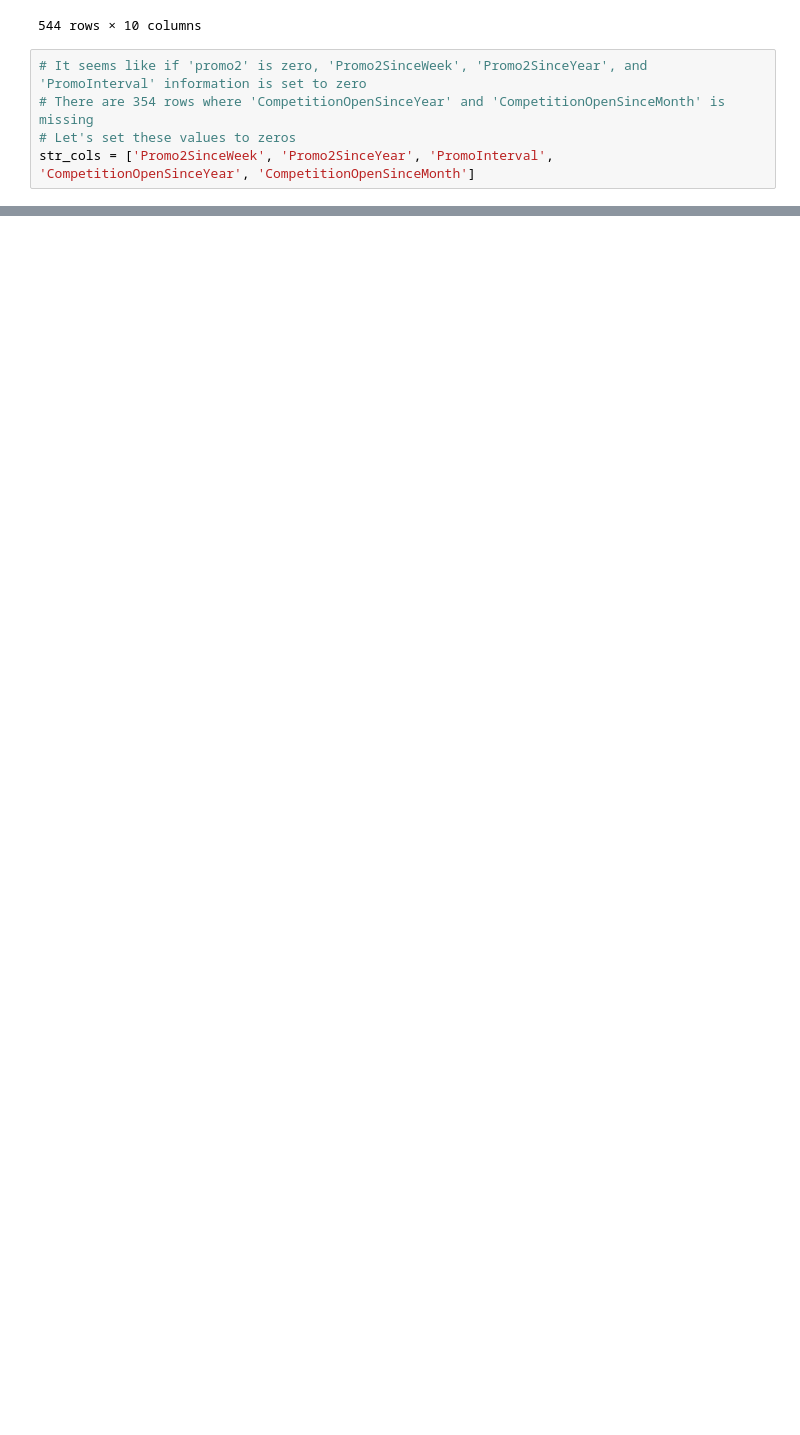
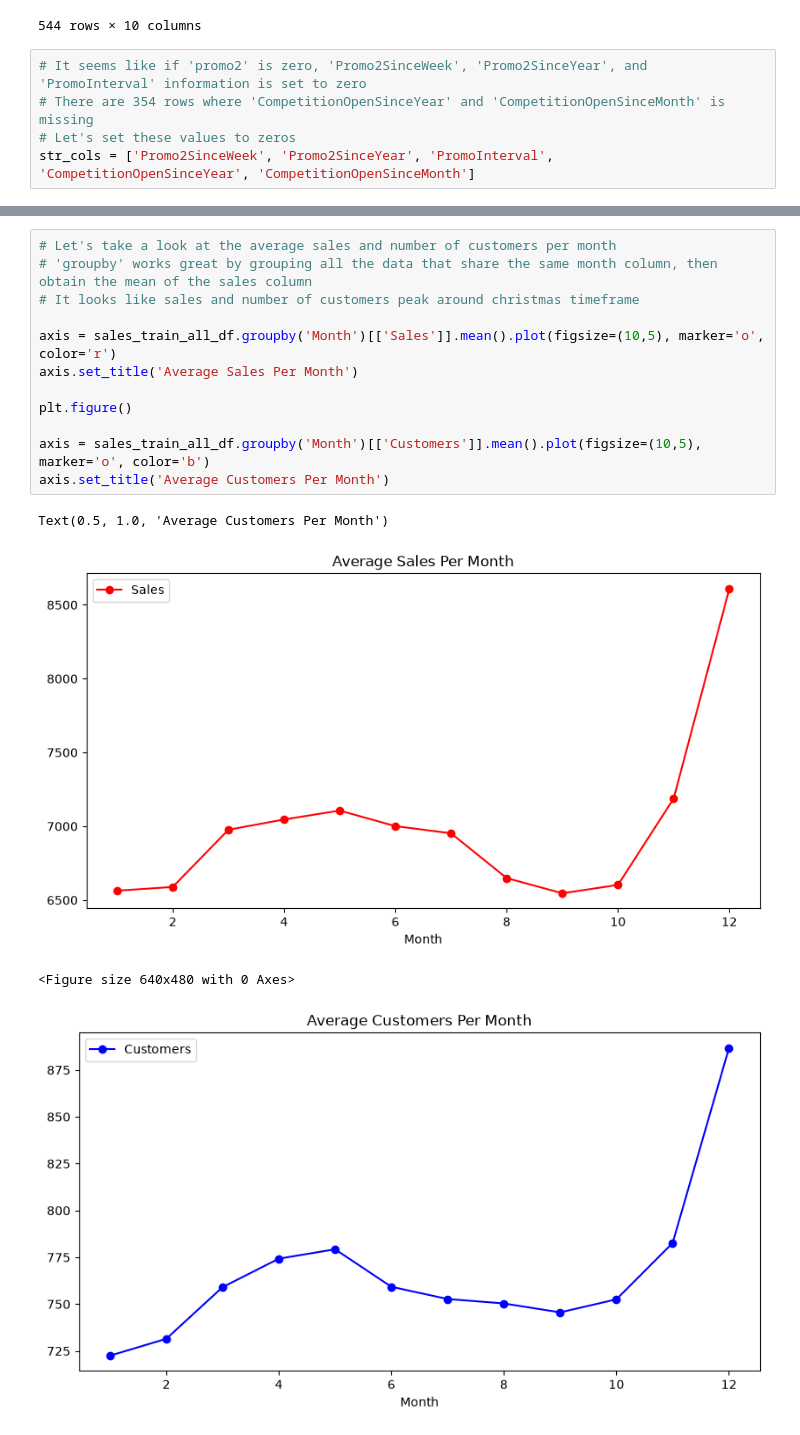
Before and after one commit to Pranavbhawane7/Sales_Analysis_project, a Jupyter notebook: Sales_Analysis_project.ipynb, the cells around one changed output, grey strips where cells are left out. Cells and saved outputs as stored; diff of their text form; blank space fills up the shorter version.

```diff
--- a/Sales_Analysis_project.ipynb
+++ b/Sales_Analysis_project.ipynb
@@ -316,0 +411,17 @@ TypeError: Invalid value '0' for dtype 'str'. Value should be a string or missin
+# %%
+# Let's take a look at the average sales and number of customers per month
+# 'groupby' works great by grouping all the data that share the same month column, then obtain the mean of the sales column
+# It looks like sales and number of customers peak around christmas timeframe
+
+axis = sales_train_all_df.groupby('Month')[['Sales']].mean().plot(figsize=(10,5), marker='o', color='r')
+axis.set_title('Average Sales Per Month')
+
+plt.figure()
+
+axis = sales_train_all_df.groupby('Month')[['Customers']].mean().plot(figsize=(10,5), marker='o', color='b')
+axis.set_title('Average Customers Per Month')
+# %% [output]
+Text(0.5, 1.0, 'Average Customers Per Month')
+[figure, added]
+<Figure size 640x480 with 0 Axes>
+[figure, added]
```
Also changed, not shown: parts of 32 cells of this notebook, 1 other file.
